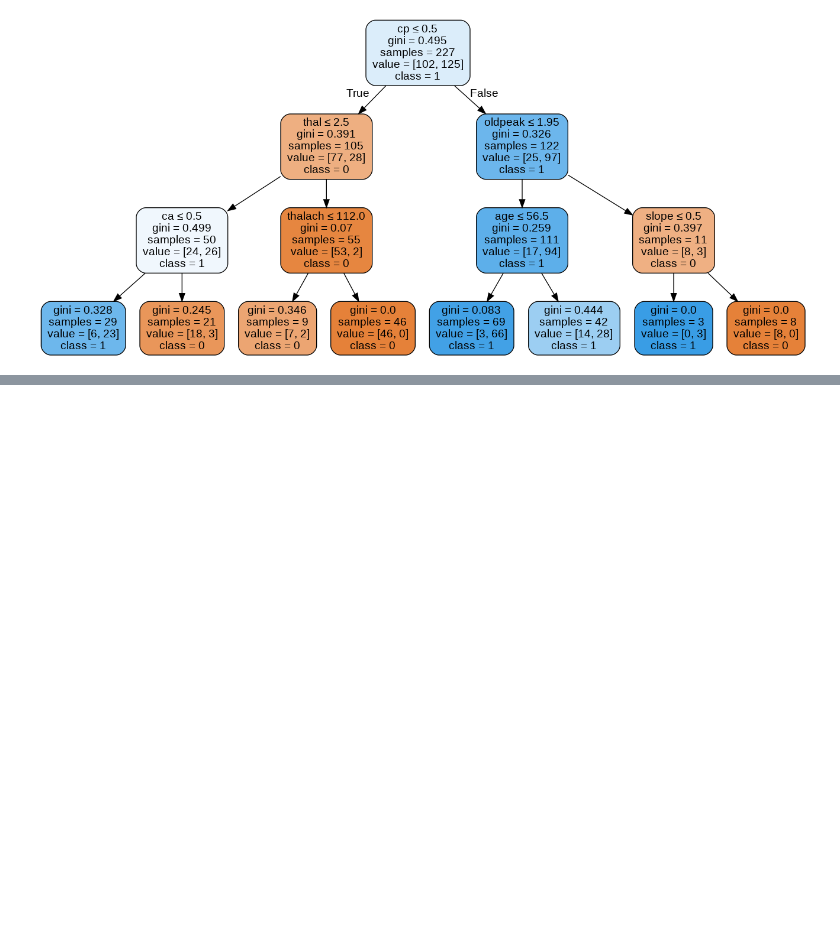
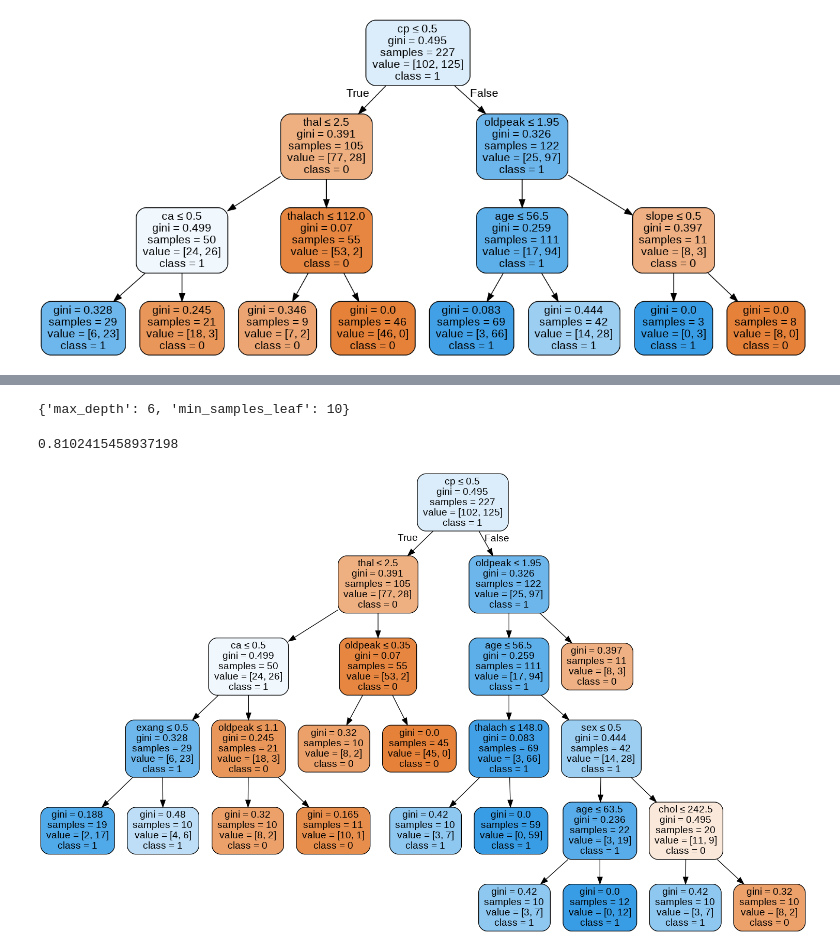
Before and after one commit to mariola5/Heart_Disease, a Jupyter notebook: Heart_Disease_UCI.ipynb, the cells around one changed output, grey strips where cells are left out. Saved outputs shown, nothing was run; the diff lists cells and outputs as text; code cells hidden in the pictures; blank space fills up the shorter version.

Commit message:
Use GridSearchCV to build a better model

```diff
--- a/Heart_Disease_UCI.ipynb
+++ b/Heart_Disease_UCI.ipynb
@@ -92,0 +95,11 @@ Image(graph.create_png())
+# %%
+from sklearn.model_selection import GridSearchCV
+
+tree = DecisionTreeClassifier()
+
+params = {'max_depth': np.arange(1, 10),
+         'min_samples_leaf': [1, 5, 10, 15, 20]}
+
+grid_search = GridSearchCV(tree, param_grid=params, n_jobs=-1, scoring='accuracy', cv=5)
+# %%
+grid_search.fit(X_train, y_train)
@@ -92,0 +125,27 @@ Image(graph.create_png())
+# %%
+grid_search.best_params_
+# %% [output]
+{'max_depth': 6, 'min_samples_leaf': 10}
+# %%
+grid_search.best_score_
+# %% [output]
+0.8102415458937198
+# %%
+model = grid_search.best_estimator_
+# %%
+from sklearn.tree import export_graphviz
+from sklearn.externals.six import StringIO
+from IPython.display import Image
+import pydotplus
+
+dot_data = StringIO()
+export_graphviz(model, out_file=dot_data,
+               filled=True, rounded=True,
+               special_characters=True,
+               feature_names=df.columns[:-1],
+               class_names=['0','1', '2', '3'])
+graph = pydotplus.graph_from_dot_data(dot_data.getvalue())
+graph.write_png('diabetes_1.png')
+Image(graph.create_png())
+# %% [output]
+[figure, added]
```
Also changed, not shown: parts of 2 cells of this notebook.
